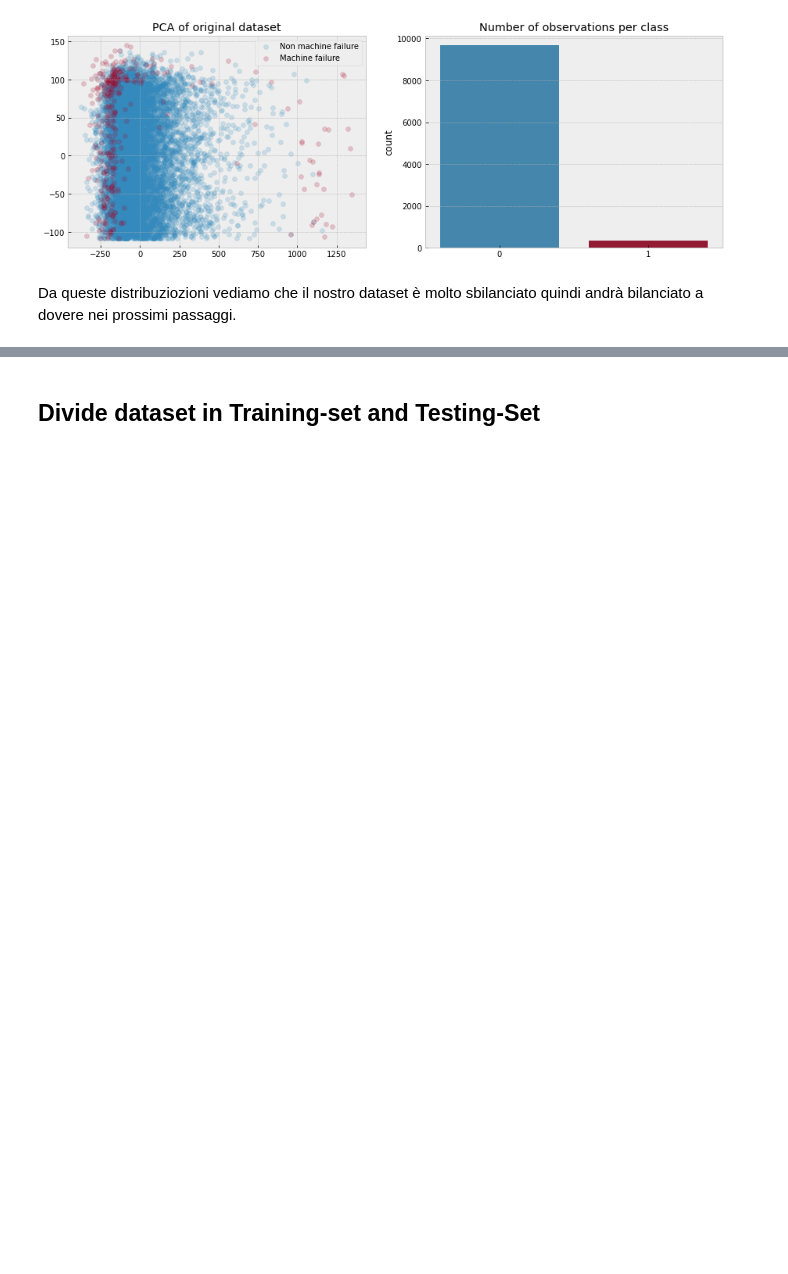
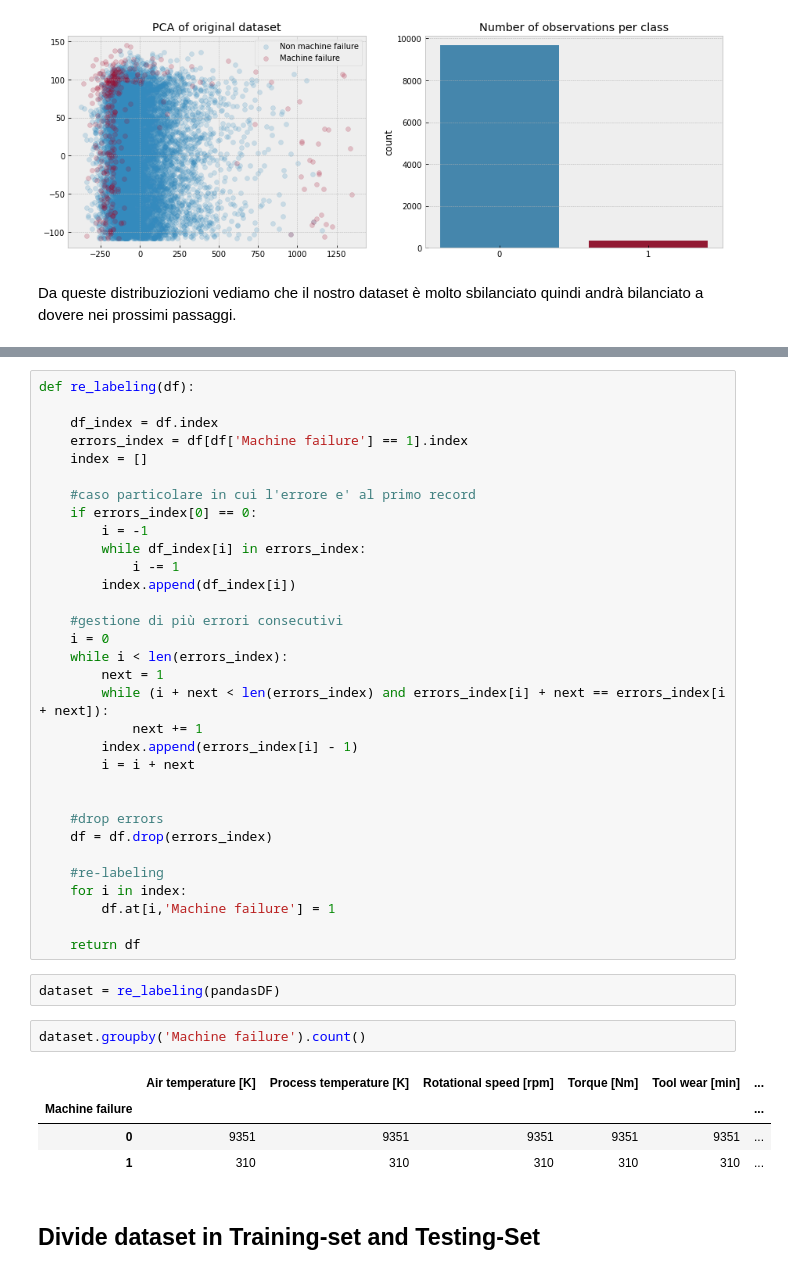
Before and after one commit to AnnalisaRimoldi/ML-for-Predictive-Maintenance, a Jupyter notebook: Thesis RandomForest.ipynb, the cells around one changed output, grey strips where cells are left out. Drawn from its saved outputs; the diff is of its cells as text; blank space fills up the shorter version.

```diff
--- a/Thesis RandomForest.ipynb
+++ b/Thesis RandomForest.ipynb
@@ -230,3 +234,44 @@ Da queste distribuziozioni vediamo che il nostro dataset è molto sbilanciato qu
+# %%
+def re_labeling(df):
+
+    df_index = df.index
+    errors_index = df[df['Machine failure'] == 1].index
+    index = []
+
+    #caso particolare in cui l'errore e' al primo record
+    if errors_index[0] == 0:
+        i = -1
+        while df_index[i] in errors_index:
+            i -= 1
+        index.append(df_index[i])
+
+    #gestione di più errori consecutivi
+    i = 0
+    while i < len(errors_index):
+        next = 1
+        while (i + next < len(errors_index) and errors_index[i] + next == errors_index[i + next]):
+            next += 1
+        index.append(errors_index[i] - 1)
+        i = i + next
+
+
+    #drop errors
+    df = df.drop(errors_index)
+
+    #re-labeling
+    for i in index:
+        df.at[i,'Machine failure'] = 1
+
+    return df
+# %%
+dataset = re_labeling(pandasDF)
+# %%
+dataset.groupby('Machine failure').count()
+# %% [output]
+|  | Air temperature [K] | Process temperature [K] | Rotational speed [rpm] | Torque [Nm] | Tool wear [min] | ... |
+| Machine failure |  |  |  |  |  | ... |
+| 0 | 9351 | 9351 | 9351 | 9351 | 9351 | ... |
+| 1 | 310 | 310 | 310 | 310 | 310 | ... |
 # %% [markdown]
 ## Divide dataset in Training-set and Testing-Set
 # %% [markdown]
```
Also changed, not shown: parts of 21 cells of this notebook.
